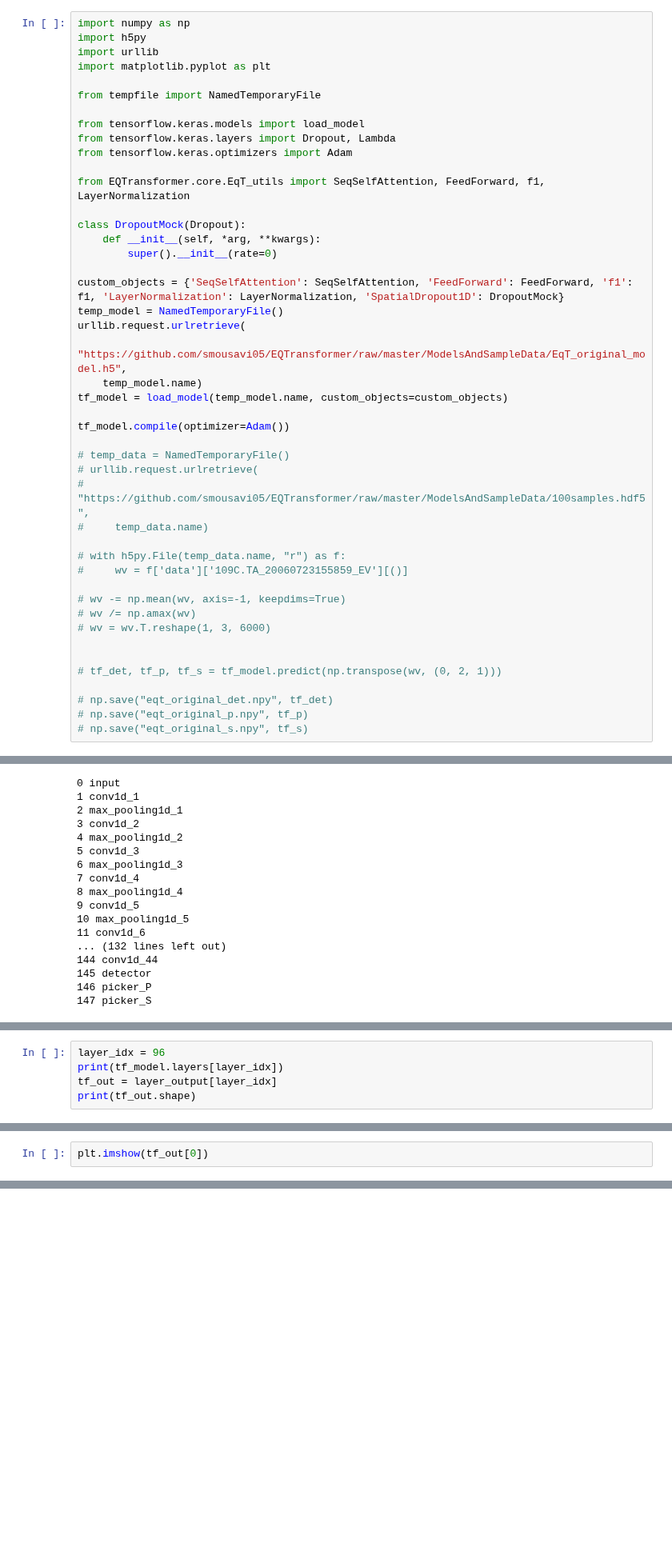
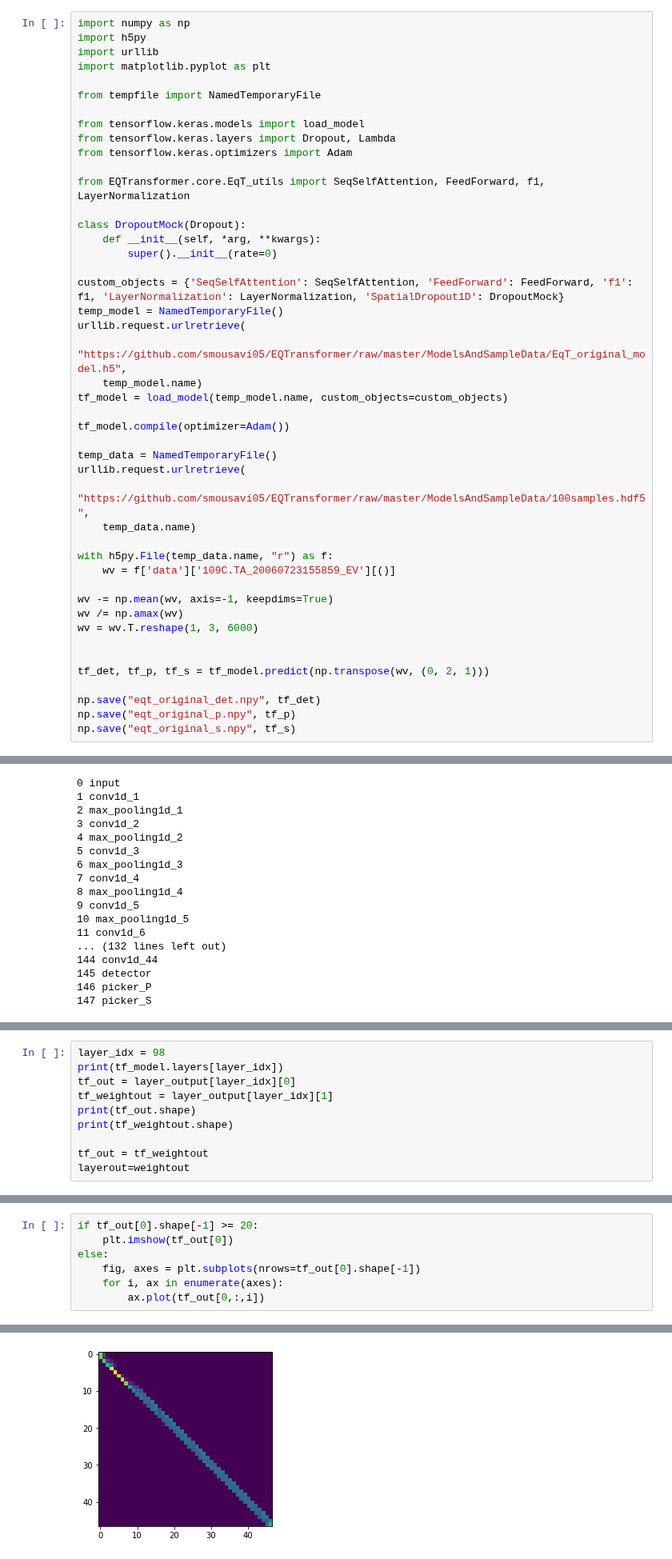
Before and after one commit to seisbench/seisbench, a Jupyter notebook: contrib/model_conversion/eqtransformer_model2_conversion.ipynb, the cells around one changed output, grey strips where cells are left out. Shown at 80% size. Drawn from its saved outputs; the diff is of its cells as text; blank space fills up the shorter version.

```diff
--- a/contrib/model_conversion/eqtransformer_model2_conversion.ipynb
+++ b/contrib/model_conversion/eqtransformer_model2_conversion.ipynb
@@ -698,22 +725,22 @@ tf_model = load_model(temp_model.name, custom_objects=custom_objects)
 
 tf_model.compile(optimizer=Adam())
 
-# temp_data = NamedTemporaryFile()
-# urllib.request.urlretrieve(
-#     "https://github.com/smousavi05/EQTransformer/raw/master/ModelsAndSampleData/100samples.hdf5",
-#     temp_data.name)
+temp_data = NamedTemporaryFile()
+urllib.request.urlretrieve(
+    "https://github.com/smousavi05/EQTransformer/raw/master/ModelsAndSampleData/100samples.hdf5",
+    temp_data.name)
 
-# with h5py.File(temp_data.name, "r") as f:
-#     wv = f['data']['109C.TA_20060723155859_EV'][()]
+with h5py.File(temp_data.name, "r") as f:
+    wv = f['data']['109C.TA_20060723155859_EV'][()]
 
-# wv -= np.mean(wv, axis=-1, keepdims=True)
-# wv /= np.amax(wv)
-# wv = wv.T.reshape(1, 3, 6000)
+wv -= np.mean(wv, axis=-1, keepdims=True)
+wv /= np.amax(wv)
+wv = wv.T.reshape(1, 3, 6000)
 
 
-# tf_det, tf_p, tf_s = tf_model.predict(np.transpose(wv, (0, 2, 1)))
+tf_det, tf_p, tf_s = tf_model.predict(np.transpose(wv, (0, 2, 1)))
 
-# np.save("eqt_original_det.npy", tf_det)
-# np.save("eqt_original_p.npy", tf_p)
-# np.save("eqt_original_s.npy", tf_s)
+np.save("eqt_original_det.npy", tf_det)
+np.save("eqt_original_p.npy", tf_p)
+np.save("eqt_original_s.npy", tf_s)
 # %% [output]
@@ -824,6 +845,11 @@ print(layerout.shape)
 # %%
-layer_idx = 96
+layer_idx = 98
 print(tf_model.layers[layer_idx])
-tf_out = layer_output[layer_idx]
+tf_out = layer_output[layer_idx][0]
+tf_weightout = layer_output[layer_idx][1]
 print(tf_out.shape)
+print(tf_weightout.shape)
+
+tf_out = tf_weightout
+layerout=weightout
 # %% [output]
@@ -896,3 +868,8 @@ array([[-2.07255036e-03,  1.08044893e-02, -2.94963643e-03,
 # %%
-plt.imshow(tf_out[0])
+if tf_out[0].shape[-1] >= 20:
+    plt.imshow(tf_out[0])
+else:
+    fig, axes = plt.subplots(nrows=tf_out[0].shape[-1])
+    for i, ax in enumerate(axes):
+        ax.plot(tf_out[0,:,i])
 # %% [output]
@@ -900 +876,2 @@ plt.imshow(tf_out[0])
+[figure, added]
 # %%
```
Also changed, not shown: parts of 18 cells of this notebook, 1 other file.
